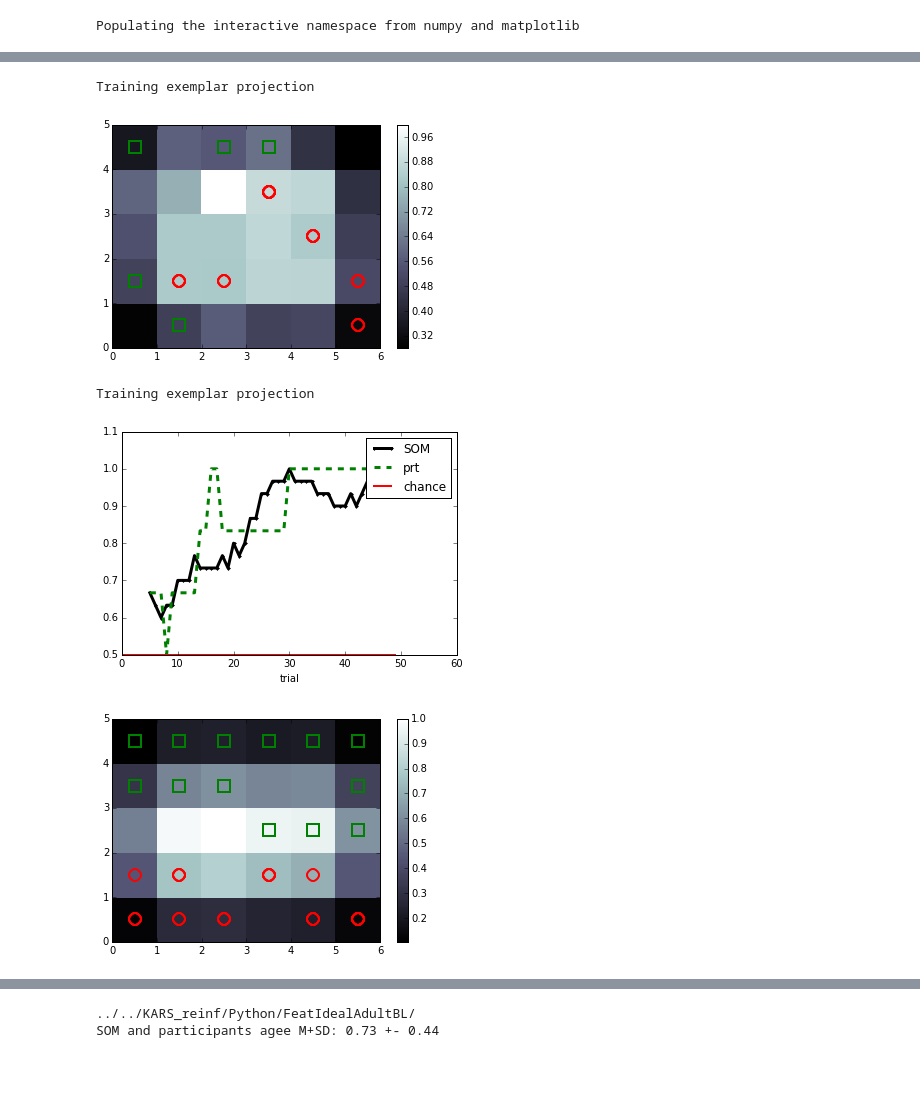
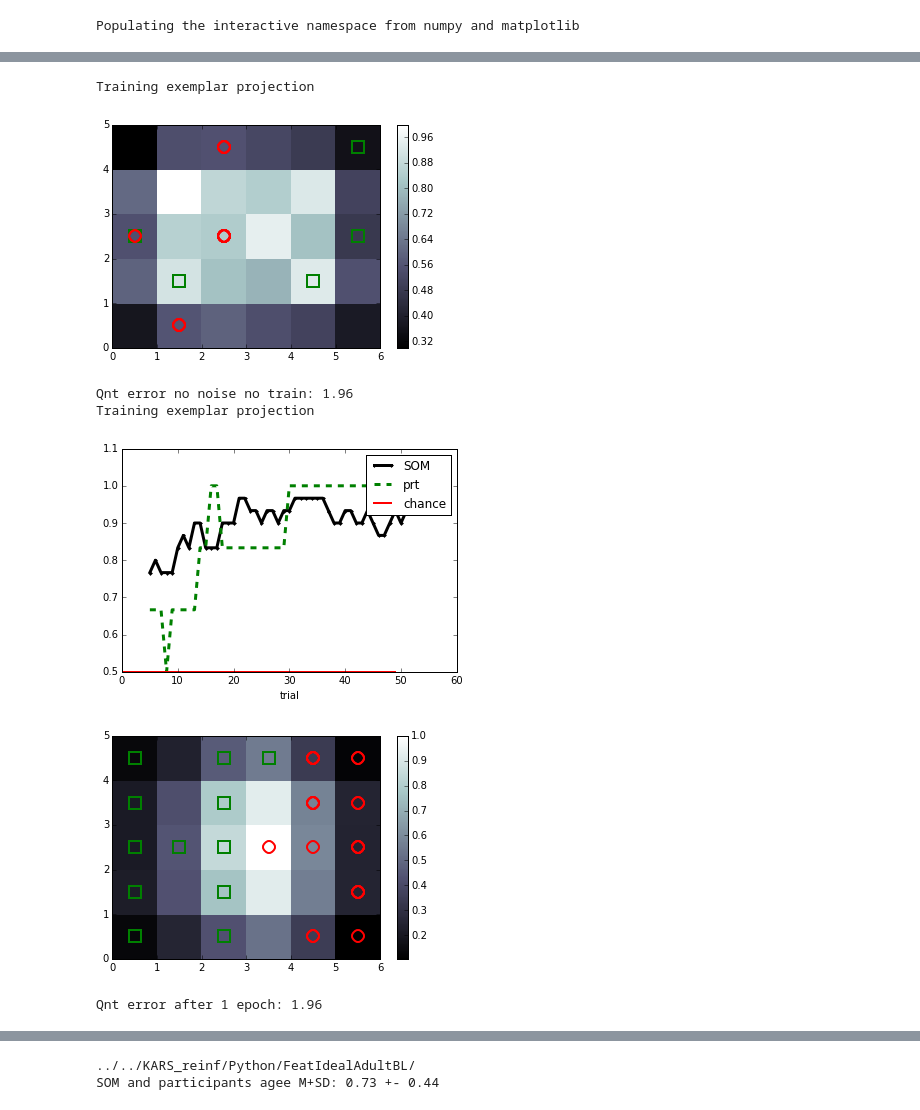
Before and after one commit to sriveravi/som, a Jupyter notebook: runSOM3.ipynb, the cells around one changed output, grey strips where cells are left out. Drawn from its saved outputs; the diff is of its cells as text; code cells hidden in the pictures; blank space fills up the shorter version.

Commit message:
working SOM with prototype rule and looking at quantization error over epochs

```diff
--- a/runSOM3.ipynb
+++ b/runSOM3.ipynb
@@ -280,6 +280,8 @@ class SOM:
         # return accuracy
         return self.somAcc
 
+
+
     #-------------------------------------------------
 
     def __init__(self, file_name='4750.csv', columns = [0,1,2,3,4,5,6,7], width = 6, height = 5, sigma=1.2,  learning_rate=0.5, predThresh=np.inf ):
@@ -289,6 +291,7 @@ class SOM:
 
         # load data and normalization
         self.data = np.genfromtxt( file_name, delimiter=',',usecols=columns, skip_header=1)
+        self.data = binToOrthog( self.data) # make orthogonal representation
         self.data *= 2.0
         self.data += -1.0  # -0.5
         # get target labels
@@ -305,6 +308,7 @@ class SOM:
 
         # get idealized data
         self.ideal = np.genfromtxt( 'stimuli.csv', delimiter=',',usecols=columns, skip_header=1)
+        self.ideal = binToOrthog(self.ideal ) # make orthogonal representation
         self.ideal *= 2.0
         self.ideal += -1.0  # -0.5
         self.idealTarget = genfromtxt('stimuli.csv',delimiter=',',usecols=(9),dtype=str, skip_header=1) # loading the labels
@@ -331,6 +335,28 @@ def slideAcc( acc, window=6 ):
         #print i1, a
         wAcc[i1-1] = nanmean(a) # get mean over window
     return wAcc
+
+
+def binToOrthog( data ):
+    # take a binary data matrix and convert to orthogonal representation
+    N,d = data.shape # N,d : num samples, num features
+    dataOut = np.ones((N, 2*d))*np.nan
+
+    dataOut[:,::2] = data
+    dataOut[:,1::2] = 1-data
+    '''
+    for subIdx,x in enumerate(data):
+        for fIdx, xi in enumerate(x):
+            # get the f1,f2 features
+            if xi== 0:
+                f1= 1
+                f2= 0
+            else:
+                f1 =0
+                f2 =1
+            dataOut[subIdx,2*fIdx:2*fIdx+2] = f1,f2
+    '''
+    return dataOut
 # %%
 # init som
 # f = '4750.csv'
@@ -377,34 +445,38 @@ Ideal exemplar projection
 # %%
 #####  Calculate learning curve (several initializations)
 
 
 f = files[1]
-removeProp = .4 #5
+removeProp = .6 #5
 lrnRt = .3
 iters = 5 # 30
 
 
 
 mod = SOM( f, learning_rate= lrnRt, predThresh=.7)
 
 
 # show untrained map
 mod.show()
 
 # show curves
 figure()
 mod.meanLrnCurves( iters = iters, removeProp = removeProp  )
 mod.showLearnCuves(window=6)
 
 #show trained map
 figure()
 mod.show()
+
+print( 'Qnt error after 1 epoch: %.2f'%  mod.som.quantization_error(mod.data))
 # %% [output]
 Training exemplar projection
-[figure, old version]
+[figure, new version]
+Qnt error no noise no train: 1.96
 Training exemplar projection
-[figure, old version]
+[figure, new version]
-[figure, old version]
+[figure, new version]
+Qnt error after 1 epoch: 1.96
 # %%
 # make some nice larning curves (for encoding error)
 
```
Also changed, not shown: parts of 8 cells of this notebook.
